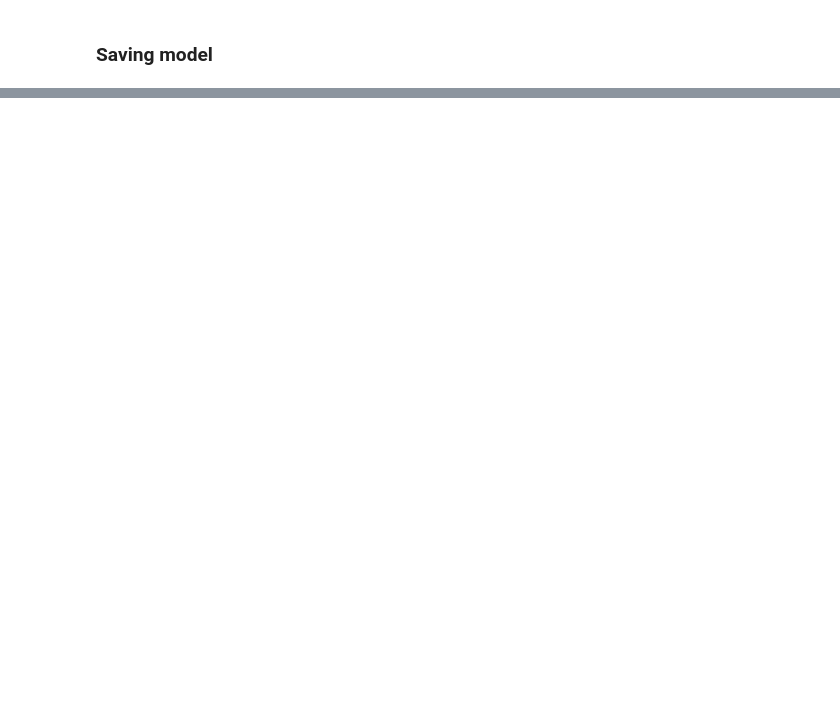
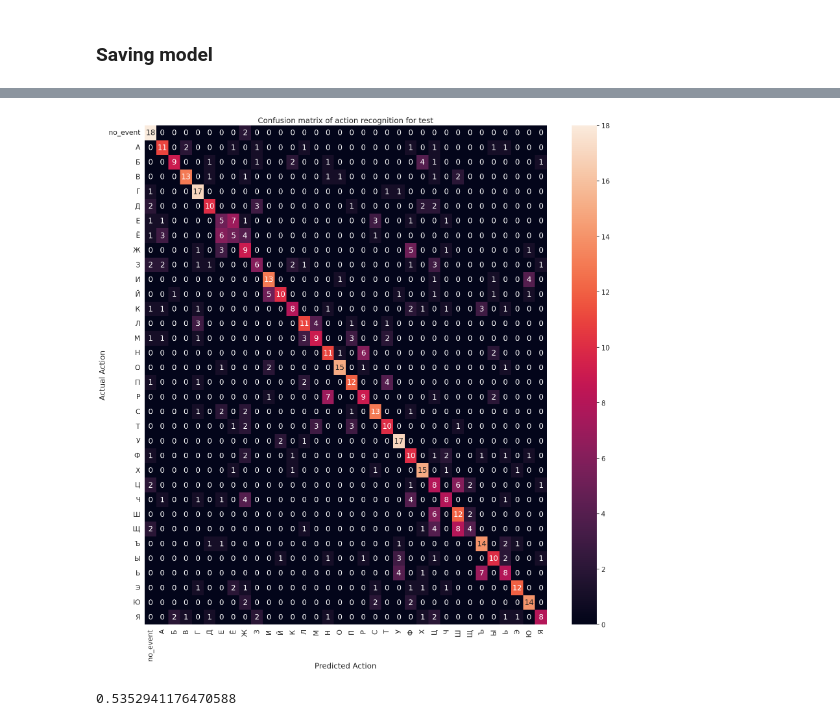
Before and after one commit to UnkindGoose/MobileNetV2-TSM, a Jupyter notebook: model.ipynb, the cells around one changed output, grey strips where cells are left out. Saved outputs shown, nothing was run; the diff lists cells and outputs as text; code cells hidden in the pictures; blank space fills up the shorter version.

```diff
--- a/model.ipynb
+++ b/model.ipynb
@@ -455,0 +494,38 @@ with open('mobilenet_tsm.tflite', 'wb') as f:
+# %%
+def get_actual_predicted_labels(dataset):
+    """
+    Create a list of actual ground truth values and the predictions from the model.
+
+    Args:
+      dataset: An iterable data structure, such as a TensorFlow Dataset, with features and labels.
+
+    Return:
+      Ground truth and predicted values for a particular dataset.
+    """
+    actual = test_df["text"].to_list()
+    predicted = model.predict(dataset)
+
+    actual = tf.stack(actual, axis=0)
+    predicted = tf.concat(predicted, axis=0)
+    predicted = tf.argmax(predicted, axis=1)
+
+    return actual, predicted
+# %%
+def plot_confusion_matrix(actual, predicted, labels, ds_type):
+    cm = tf.math.confusion_matrix(actual, predicted)
+    ax = sns.heatmap(cm, annot=True, fmt="g")
+    sns.set(rc={"figure.figsize": (20, 20)})
+    sns.set(font_scale=1.4)
+    ax.set_title("Confusion matrix of action recognition for " + ds_type)
+    ax.set_xlabel("Predicted Action")
+    ax.set_ylabel("Actual Action")
+    plt.xticks(rotation=90)
+    plt.yticks(rotation=0)
+    ax.xaxis.set_ticklabels(labels)
+    ax.yaxis.set_ticklabels(labels)
+    fig = ax.get_figure()
+    fig.savefig("out.png")
+# %%
+valid_ds = create_validation_dataset(test_df, batch_size)
+# %%
+actual, predicted = get_actual_predicted_labels(valid_ds)
@@ -455,0 +536,4 @@ with open('mobilenet_tsm.tflite', 'wb') as f:
+# %%
+plot_confusion_matrix(actual, predicted, list(label_map.keys()), 'test')
+# %% [output]
+[figure, added]
@@ -455,0 +542,4 @@ with open('mobilenet_tsm.tflite', 'wb') as f:
+# %%
+accuracy_score(predicted, actual)
+# %% [output]
+0.5352941176470588
```
Also changed, not shown: parts of 35 cells of this notebook, 1 other file.
